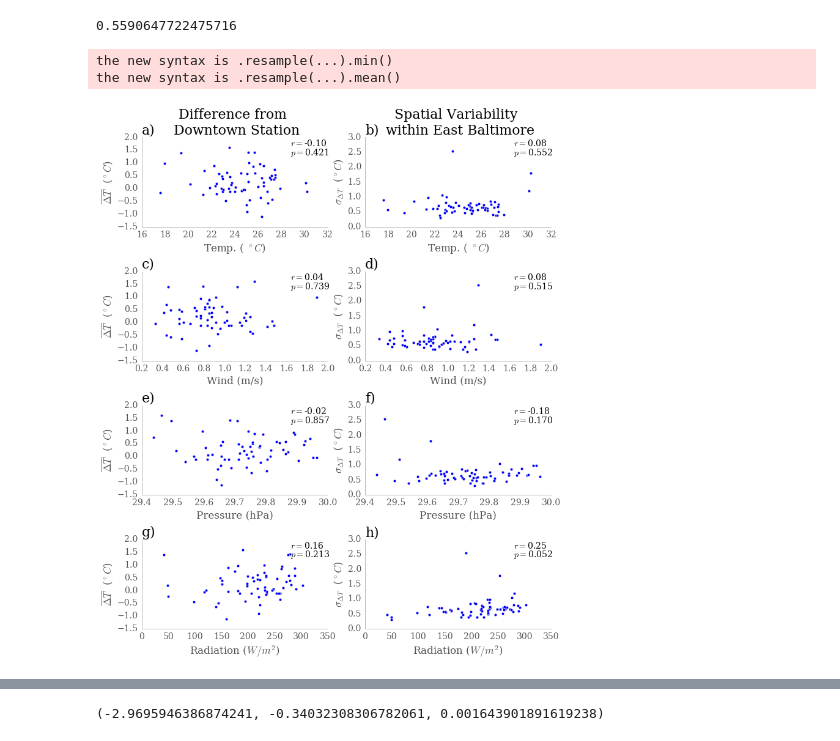
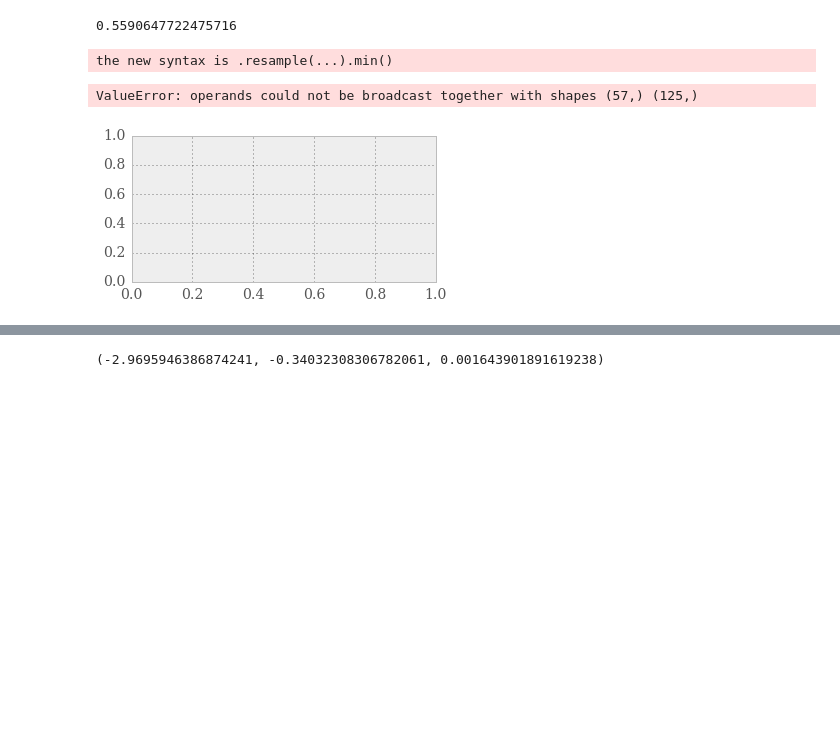
Before and after one commit to gottscott/IntraUrbanTemperatureVariabilityBaltimore, a Jupyter notebook: analysetemperature2016.ipynb, the cells around one changed output, grey strips where cells are left out. Saved outputs shown, nothing was run; the diff lists cells and outputs as text; code cells hidden in the pictures; blank space fills up the shorter version.

```diff
--- a/analysetemperature2016.ipynb
+++ b/analysetemperature2016.ipynb
@@ -667,10 +715,12 @@ startdate = '2015-07-15'
 # %%
 import string
 from scipy.stats import pearsonr
-startdate = '2015-07-15'
+startdate = '2016-07-15'
+enddate = '2016-09-15'
 #UHI =  tempDF[startdate:enddate].resample('D', how = 'min')-ruraldf[startdate:enddate].resample('D', how = 'min').TEMP
 #UHI = UHI.mean(axis=1)
-Intra =  tempDF[selected][startdate:enddate].resample('D').min().subtract(urbandf[startdate:enddate].resample('D', how = 'min').TEMP, axis=0)#tempDF[startdate:enddate].resample('D', how = 'min')-urbandf[startdate:enddate].resample('D', how = 'min').TEMP
+Intra =  tempDF[selected][startdate:enddate].resample('D').min().subtract(urbandf[startdate:enddate].resample('D', how = 'min')['TMIN'],
+                                                                          axis=0)#tempDF[startdate:enddate].resample('D', how = 'min')-urbandf[startdate:enddate].resample('D', how = 'min').TEMP
 IntraStd = Intra.std(axis=1)
 Intra = Intra.mean(axis=1)
 #MeanTemp = tempDF[selected][startdate:enddate].resample('D', how = 'min').mean(axis=1)
@@ -709,32 +759,32 @@ for variable in ['outTemp', 'windSpeed', 'pressure', 'radiation']:
 
         prettify_plot()
 
 #         plt.scatter(UHI[1:],x[0:-1])
 #         plt.ylabel('Mean %s'%variable)
 #         plt.xlabel('UHI $\Delta T_{min}$')
 #         plt.legend(['$r=$%.2f'%np.corrcoef(UHI[1:],x[0:-1])[0,1]], loc ='upper left').get_frame().set_facecolor('white')
 #         prettify_plot()
 
     except IndexError:
                 print('error: cannot map %s'%variable )
     except KeyError :
             print('error: cannot map %s'%variable    )
     #n = n+1
     n= n+2
 
 # plt.subplot(4,2,7)
 # plt.ylabel('$\overline{\Delta T}$  ($^\circ C$)')
 
 # plt.subplot(4,2,8)
 # plt.xlabel('$\sigma_{\Delta T}$  ($^\circ C$)')
 
 plt.subplot(4,2,1)
 plt.title('Difference from \n Downtown Station')
 
 plt.subplot(4,2,2)
 plt.title('Spatial Variability \n within East Baltimore')
 plt.savefig('plots/timescatterplot.pdf', dpi = 300)
 # %% [output]
 the new syntax is .resample(...).min()
-the new syntax is .resample(...).mean()
+ValueError: operands could not be broadcast together with shapes (57,) (125,)
-[figure, old version]
+[figure, new version]
```
Also changed, not shown: parts of 21 cells of this notebook.
